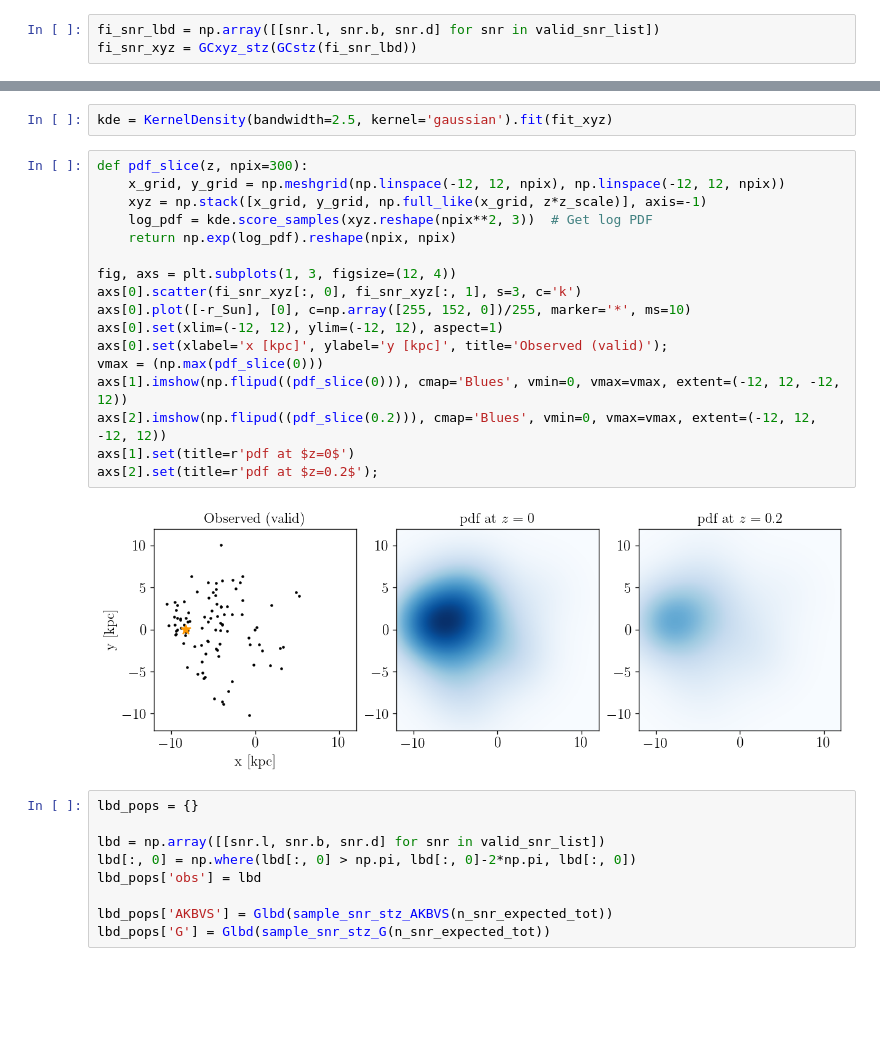
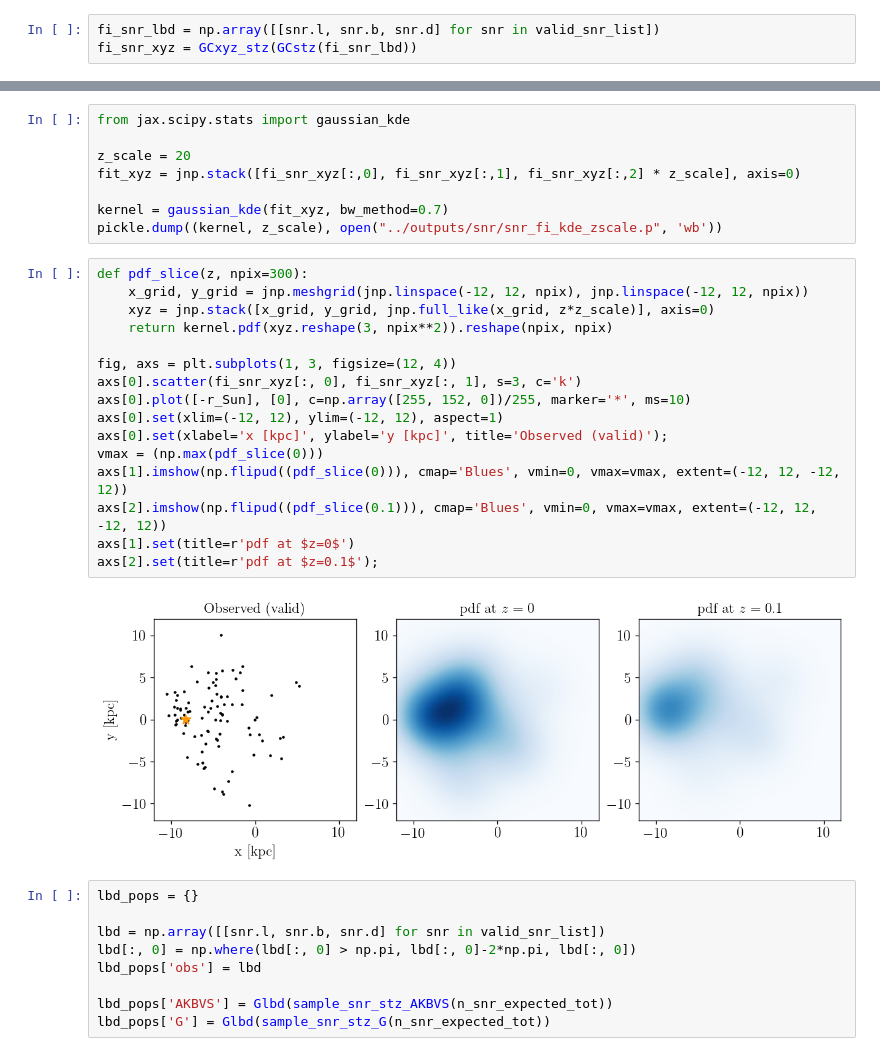
Before and after one commit to yitiansun/axion-mirror, a Jupyter notebook: notebooks/snr_graveyard.ipynb, the cells around one changed output, grey strips where cells are left out. Drawn from its saved outputs; the diff is of its cells as text; blank space fills up the shorter version.

```diff
--- a/notebooks/snr_graveyard.ipynb
+++ b/notebooks/snr_graveyard.ipynb
@@ -69,26 +70,31 @@ pickle.dump((kde, z_scale), open("../outputs/snr/snr_fi_kde_zscale.p", 'wb'))
 # %% [output]
 best bandwidth: 2.94705170255181
-# %%
-kde = KernelDensity(bandwidth=2.5, kernel='gaussian').fit(fit_xyz)
+# %%
+from jax.scipy.stats import gaussian_kde
+
+z_scale = 20
+fit_xyz = jnp.stack([fi_snr_xyz[:,0], fi_snr_xyz[:,1], fi_snr_xyz[:,2] * z_scale], axis=0)
+
+kernel = gaussian_kde(fit_xyz, bw_method=0.7)
+pickle.dump((kernel, z_scale), open("../outputs/snr/snr_fi_kde_zscale.p", 'wb'))
 # %%
 def pdf_slice(z, npix=300):
-    x_grid, y_grid = np.meshgrid(np.linspace(-12, 12, npix), np.linspace(-12, 12, npix))
-    xyz = np.stack([x_grid, y_grid, np.full_like(x_grid, z*z_scale)], axis=-1)
-    log_pdf = kde.score_samples(xyz.reshape(npix**2, 3))  # Get log PDF
-    return np.exp(log_pdf).reshape(npix, npix)
+    x_grid, y_grid = jnp.meshgrid(jnp.linspace(-12, 12, npix), jnp.linspace(-12, 12, npix))
+    xyz = jnp.stack([x_grid, y_grid, jnp.full_like(x_grid, z*z_scale)], axis=0)
+    return kernel.pdf(xyz.reshape(3, npix**2)).reshape(npix, npix)
 
 fig, axs = plt.subplots(1, 3, figsize=(12, 4))
 axs[0].scatter(fi_snr_xyz[:, 0], fi_snr_xyz[:, 1], s=3, c='k')
 axs[0].plot([-r_Sun], [0], c=np.array([255, 152, 0])/255, marker='*', ms=10)
 axs[0].set(xlim=(-12, 12), ylim=(-12, 12), aspect=1)
 axs[0].set(xlabel='x [kpc]', ylabel='y [kpc]', title='Observed (valid)');
 vmax = (np.max(pdf_slice(0)))
 axs[1].imshow(np.flipud((pdf_slice(0))), cmap='Blues', vmin=0, vmax=vmax, extent=(-12, 12, -12, 12))
-axs[2].imshow(np.flipud((pdf_slice(0.2))), cmap='Blues', vmin=0, vmax=vmax, extent=(-12, 12, -12, 12))
+axs[2].imshow(np.flipud((pdf_slice(0.1))), cmap='Blues', vmin=0, vmax=vmax, extent=(-12, 12, -12, 12))
 axs[1].set(title=r'pdf at $z=0$')
-axs[2].set(title=r'pdf at $z=0.2$');
+axs[2].set(title=r'pdf at $z=0.1$');
 # %% [output]
-[figure, old version]
+[figure, new version]
 # %%
 lbd_pops = {}
 
```
Also changed, not shown: parts of 22 cells of this notebook, 8 other files.
